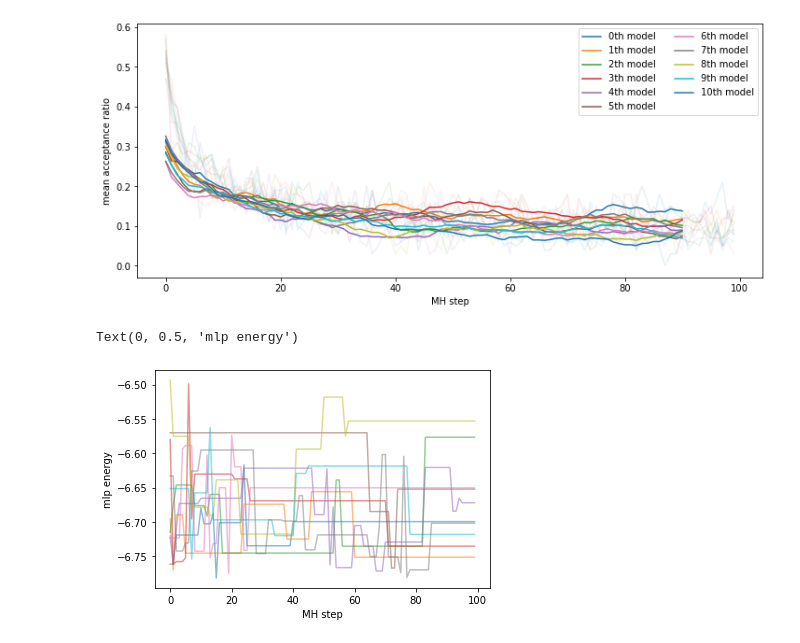
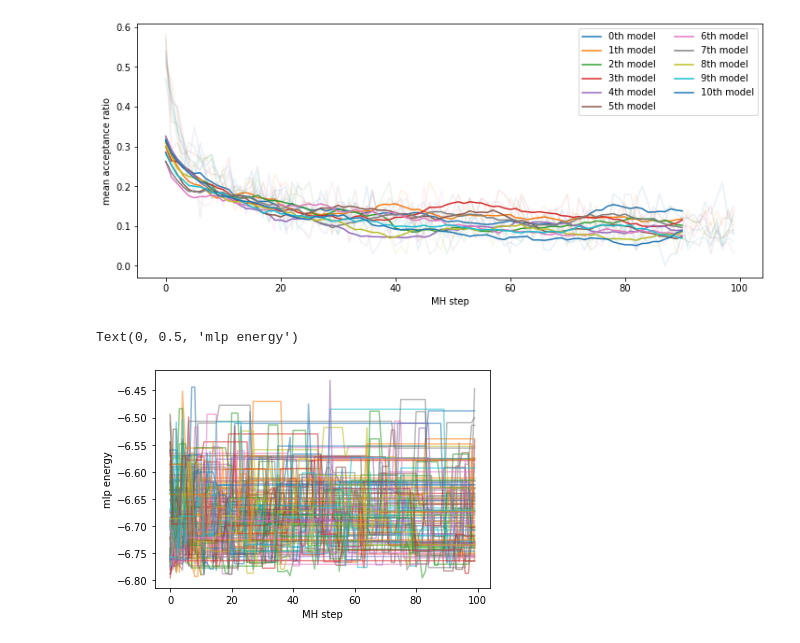
Before and after one commit to anacmolina/ML-DFT, a Jupyter notebook: notebooks/07c - FE computations w. new variables.ipynb, the cells around one changed output. Drawn from its saved outputs; the diff is of its cells as text; code cells hidden in the pictures.

Commit message:
diagnostics and free energy computations updates

```diff
--- a/notebooks/07c - FE computations w. new variables.ipynb
+++ b/notebooks/07c - FE computations w. new variables.ipynb
@@ -256,40 +577,0 @@ mlps = get_models(mlps_dic)
-# %%
-for mode_label in [0, 1]:
-    zmat_test = load_csv_file("datasets/is{:d}_md_test.csv".format(mode_label))
-
-    xs_test, logdetjacs_test, energies_test = coord_mapping.get_real_centered_from_internal(
-                                        zmat_test[:, :12],
-                                        isomer=mode_label,
-                                        energies=zmat_test[:, 12],
-                                        logdetjacs=zmat_test[:, 14],
-                                        )
-    xs_test = xs_test.to(torch.float32)
-    test = join_data(xs_test,
-                    energies_test,
-                    zmat_test[:, 13],
-                    logdetjacs_test,
-    )
-
-    n_chains = 1000
-    init = test[:n_chains]
-    ratio, acc = get_ratio_acc(flows[mode_label], init, init.shape[0], mlps[mode_label])
-    print('Final ratio mean: {:.3e}'.format(ratio.mean()))
-
-    plt.figure(figsize=(10,5))
-    plt.plot(flows_dic[mode_label]['ratios'], alpha=0.5)
-    plt.plot(moving_average(flows_dic[mode_label]['ratios'], 100), c='C0')
-    plt.xlabel('training iteration')
-    plt.ylabel('acc ratio')
-
-    plt.figure(figsize=(20,5))
-    xs_flow = flows[mode_label].sample(xs_test.shape[0])
-    ax = plt.subplot(1,2,1)
-    plt.hist(mlps[mode_label](xs_test).detach().numpy(), bins=100, alpha=0.5, density=True, label='md')
-    plt.hist(mlps[mode_label](xs_flow).detach().numpy(), bins=100, alpha=0.5, density=True, label='flow')
-    plt.xlabel('mlp energy')
-    plt.legend()
-    ax = plt.subplot(1,2,2)
-    plt.hist(flows[mode_label].nll(xs_test).detach().numpy(), bins=100, alpha=0.5, density=True, label='md')
-    plt.hist(flows[mode_label].nll(xs_flow).detach().numpy(), bins=100, alpha=0.5, density=True, label='flow')
-    plt.xlabel('flow energy')
-    plt.legend()
@@ -416,9 +723,9 @@ for mode_label in [0, 1]:
 [figure]
 [figure]
 # %%
-plt.plot((mcmc_run['us'][:, :10]).detach().numpy(), alpha=0.5)
+plt.plot((mcmc_run['us'][:, :]).detach().numpy(), alpha=0.5)
 plt.xlabel('MH step')
 plt.ylabel('mlp energy')
 # %% [output]
 Text(0, 0.5, 'mlp energy')
-[figure, old version]
+[figure, new version]
```
Also changed, not shown: parts of 54 cells of this notebook, 2 other files.
